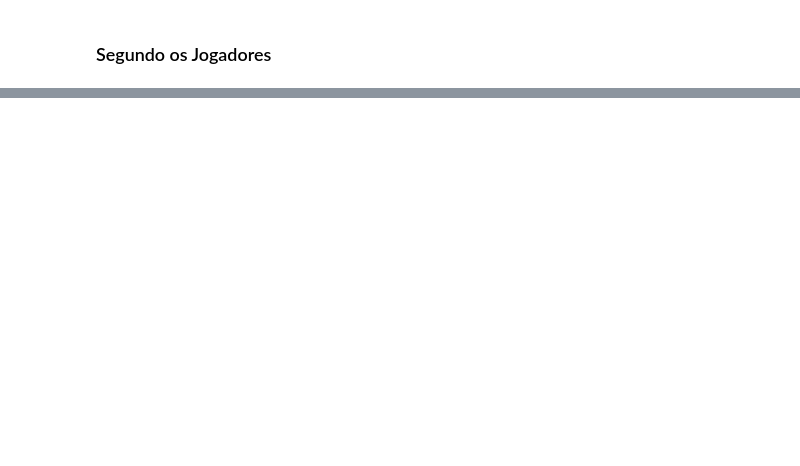
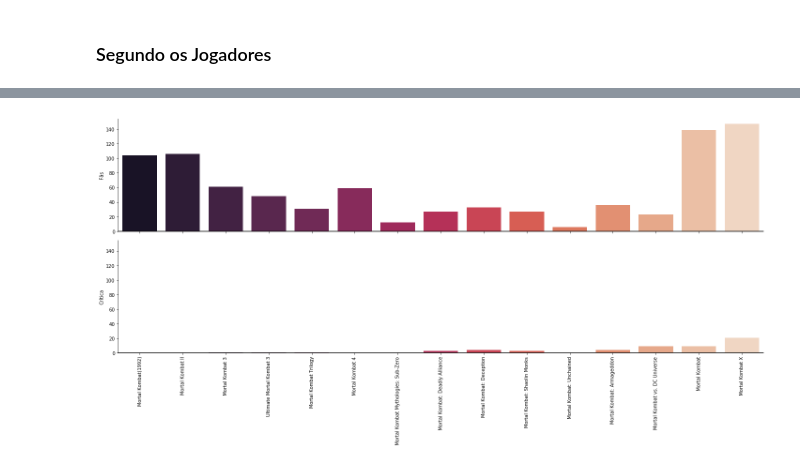
Before and after one commit to lorransr/mk_analysis, a Jupyter notebook: MK_analysis.ipynb, the cells around one changed output, grey strips where cells are left out. Cells and saved outputs as stored; diff of their text form; code cells hidden in the pictures; blank space fills up the shorter version.

```diff
--- a/MK_analysis.ipynb
+++ b/MK_analysis.ipynb
@@ -332,0 +403,18 @@ df.platforms.values
+# %%
+f, (ax1, ax2) = plt.subplots(2, 1, figsize=(20, 10), sharex=True,sharey=True)
+
+sns.barplot(x=df.name.values, y=df.rating_count, palette="rocket", ax=ax1)
+ax1.axhline(0, color="k", clip_on=False)
+ax1.set_ylabel("Fãs")
+
+
+sns.barplot(x=df.name.values, y=df.agg_rating_count, palette="rocket", ax=ax2)
+ax2.axhline(0, color="k", clip_on=False)
+ax2.set_ylabel("Crítica")
+plt.xticks(rotation='vertical')
+
+
+sns.despine(bottom=True)
+plt.tight_layout(h_pad=1)
+# %% [output]
+[figure, added]
```
Also changed, not shown: parts of 14 cells of this notebook.
